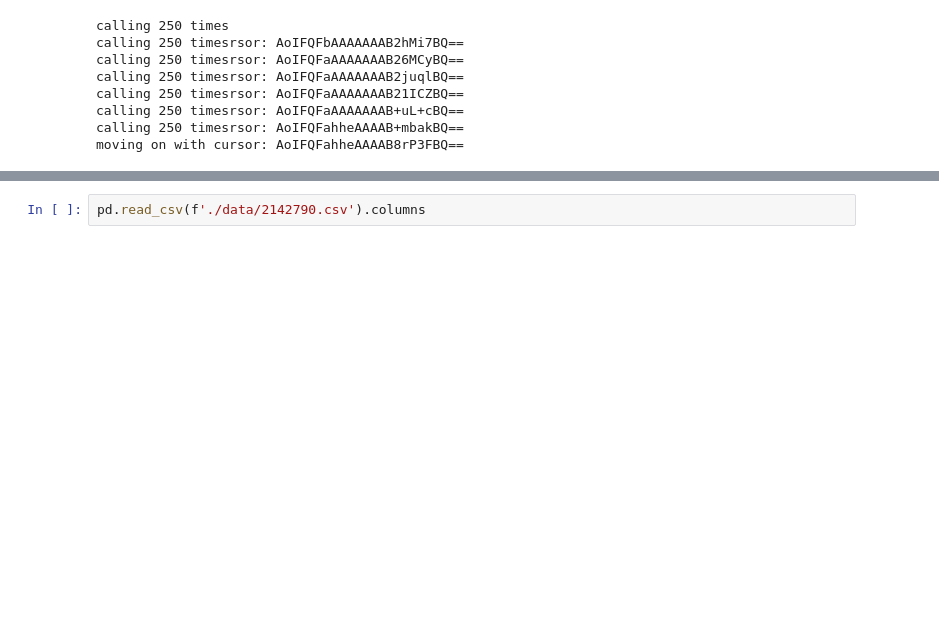
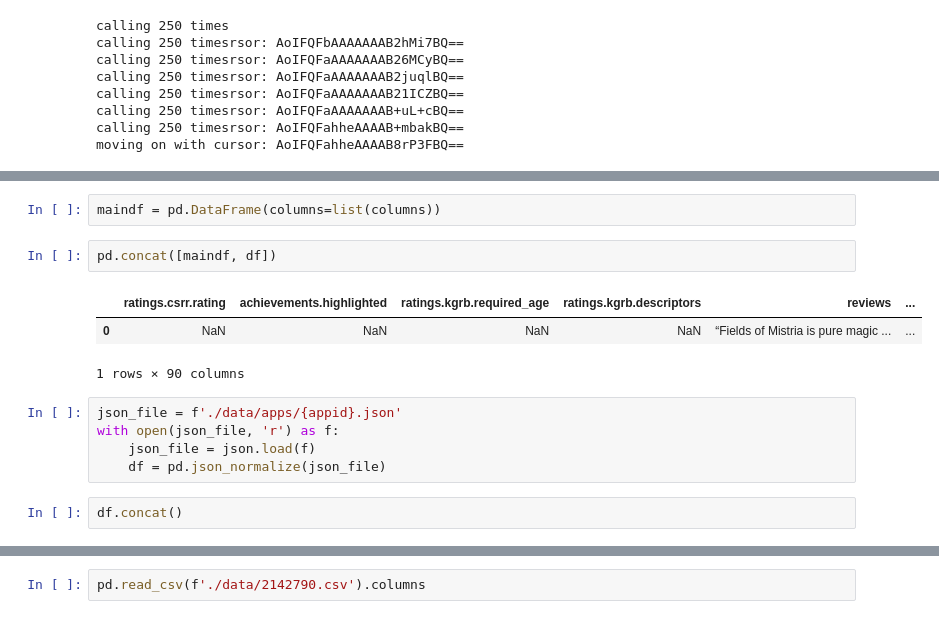
Before and after one commit to amirhamzahbmn/steamreviews, a Jupyter notebook: ingest.ipynb, the cells around one changed output, grey strips where cells are left out. Cells and saved outputs as stored; diff of their text form; blank space fills up the shorter version.

```diff
--- a/ingest.ipynb
+++ b/ingest.ipynb
@@ -59,0 +127,15 @@ moving on with cursor: AoIFQFahheAAAAB8rP3FBQ==
+# %%
+maindf = pd.DataFrame(columns=list(columns))
+# %%
+pd.concat([maindf, df])
+# %% [output]
+|  | ratings.csrr.rating | achievements.highlighted | ratings.kgrb.required_age | ratings.kgrb.descriptors | reviews | ... |
+| 0 | NaN | NaN | NaN | NaN | “Fields of Mistria is pure magic ... | ... |
+1 rows × 90 columns
+# %%
+json_file = f'./data/apps/{appid}.json'
+with open(json_file, 'r') as f:
+    json_file = json.load(f)
+    df = pd.json_normalize(json_file)
+# %%
+df.concat()
```
Also changed, not shown: parts of 18 cells of this notebook.
